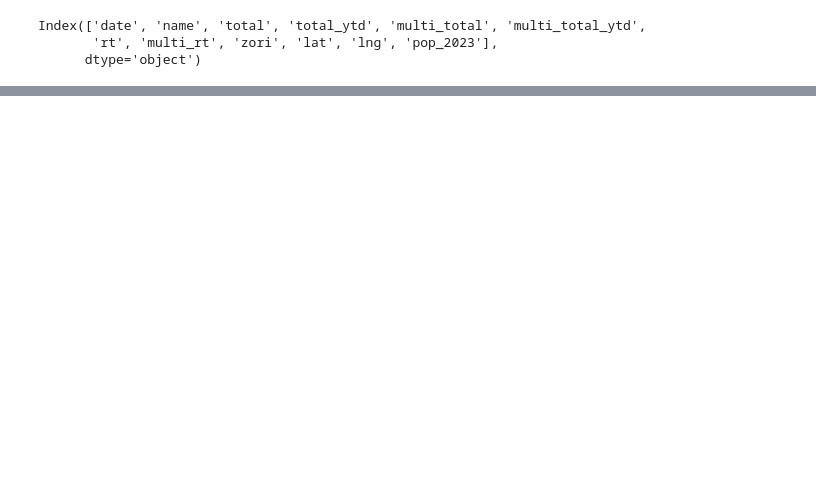
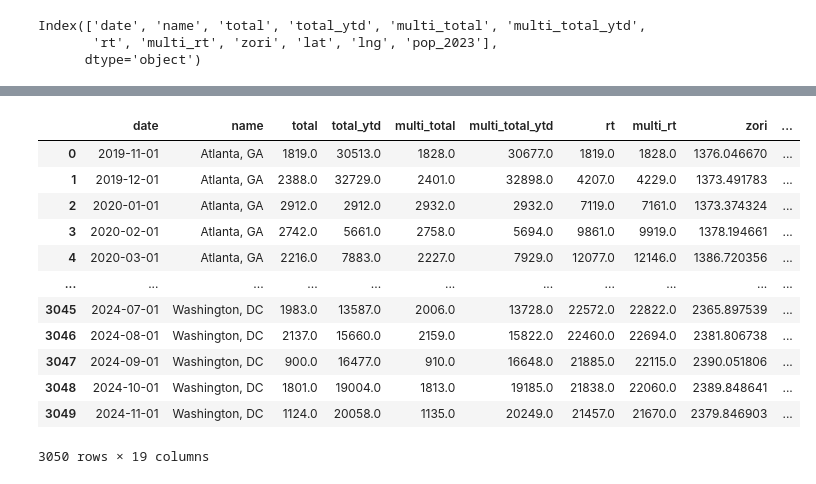
Before and after one commit to gmelmed/gmelmed.github.io, a Jupyter notebook: final_project/homebuilding_data.ipynb, the cells around one changed output, grey strips where cells are left out. Cells and saved outputs as stored; diff of their text form; code cells hidden in the pictures; blank space fills up the shorter version.

```diff
--- a/final_project/homebuilding_data.ipynb
+++ b/final_project/homebuilding_data.ipynb
@@ -553,3 +533,19 @@ with open('data/top_metros.json') as f:
 
 # filter to only the top metros
 homebuilding_zori = homebuilding_zori[homebuilding_zori['name'].isin(top_metros)]
+# %%
+homebuilding_zori
+# %% [output]
+|  | date | name | total | total_ytd | multi_total | multi_total_ytd | rt | multi_rt | zori | ... |
+| 0 | 2019-11-01 | Atlanta, GA | 1819.0 | 30513.0 | 1828.0 | 30677.0 | 1819.0 | 1828.0 | 1376.046670 | ... |
+| 1 | 2019-12-01 | Atlanta, GA | 2388.0 | 32729.0 | 2401.0 | 32898.0 | 4207.0 | 4229.0 | 1373.491783 | ... |
+| 2 | 2020-01-01 | Atlanta, GA | 2912.0 | 2912.0 | 2932.0 | 2932.0 | 7119.0 | 7161.0 | 1373.374324 | ... |
+| 3 | 2020-02-01 | Atlanta, GA | 2742.0 | 5661.0 | 2758.0 | 5694.0 | 9861.0 | 9919.0 | 1378.194661 | ... |
+| 4 | 2020-03-01 | Atlanta, GA | 2216.0 | 7883.0 | 2227.0 | 7929.0 | 12077.0 | 12146.0 | 1386.720356 | ... |
+| ... | ... | ... | ... | ... | ... | ... | ... | ... | ... | ... |
+| 3045 | 2024-07-01 | Washington, DC | 1983.0 | 13587.0 | 2006.0 | 13728.0 | 22572.0 | 22822.0 | 2365.897539 | ... |
+| 3046 | 2024-08-01 | Washington, DC | 2137.0 | 15660.0 | 2159.0 | 15822.0 | 22460.0 | 22694.0 | 2381.806738 | ... |
+| 3047 | 2024-09-01 | Washington, DC | 900.0 | 16477.0 | 910.0 | 16648.0 | 21885.0 | 22115.0 | 2390.051806 | ... |
+| 3048 | 2024-10-01 | Washington, DC | 1801.0 | 19004.0 | 1813.0 | 19185.0 | 21838.0 | 22060.0 | 2389.848641 | ... |
+| 3049 | 2024-11-01 | Washington, DC | 1124.0 | 20058.0 | 1135.0 | 20249.0 | 21457.0 | 21670.0 | 2379.846903 | ... |
+3050 rows × 19 columns
```
Also changed, not shown: parts of 17 cells of this notebook, 4 other files.
